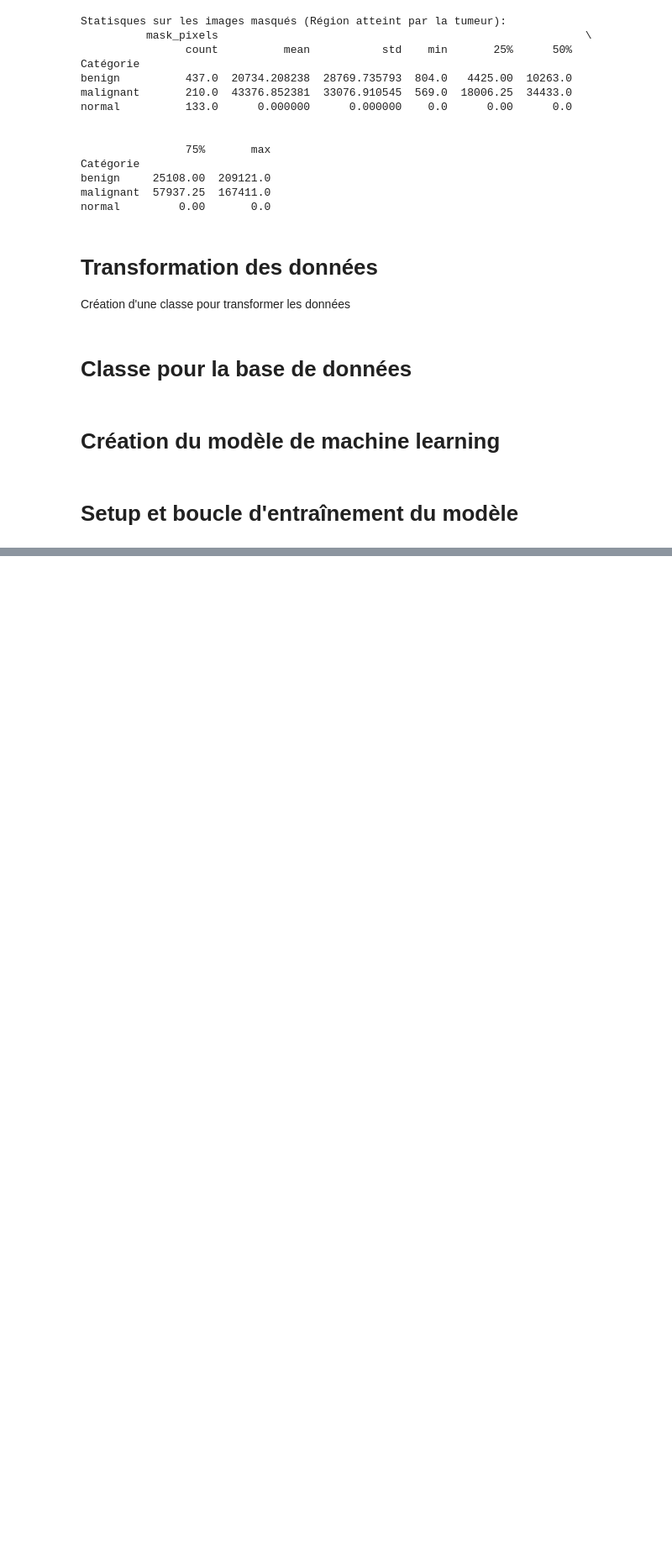
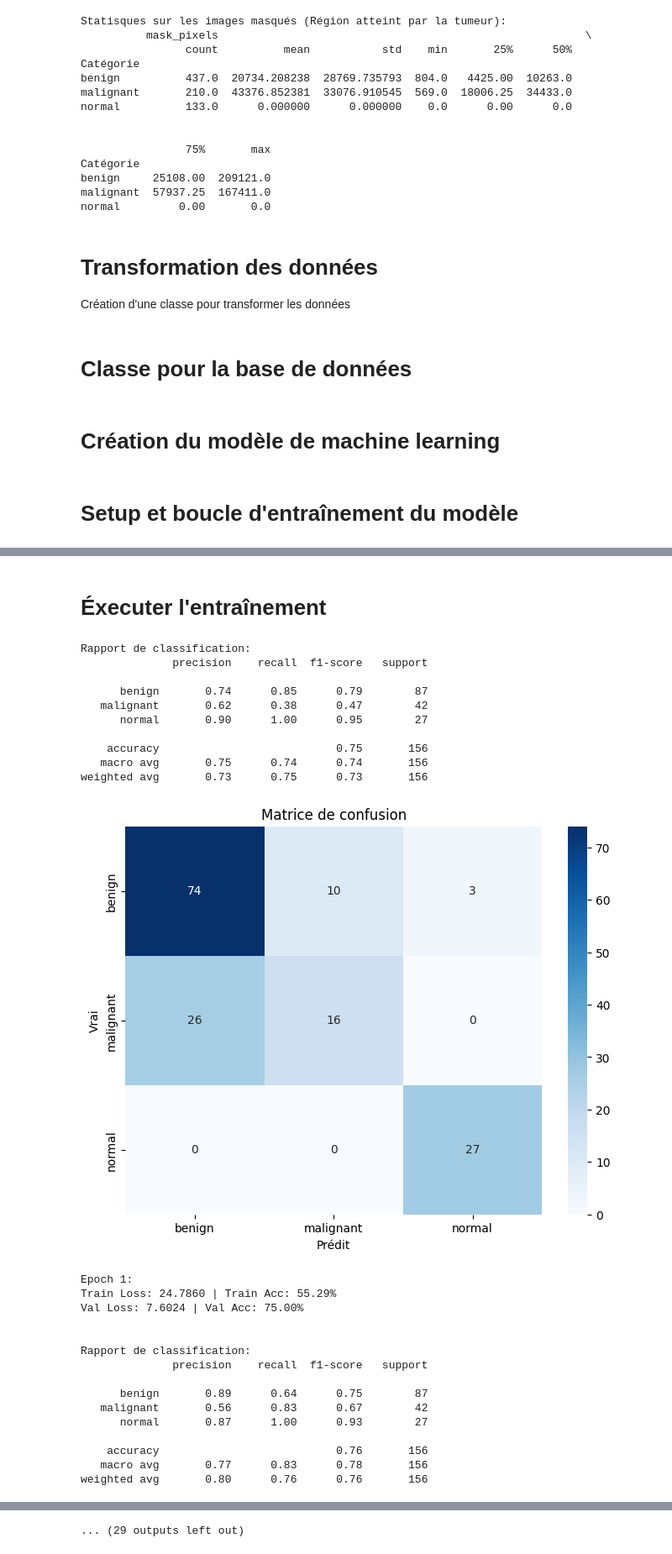
Before and after one commit to SOSANE/INF1853-IA-ProjetFinal, a Jupyter notebook: breast-tumor-classification.ipynb, the cells around one changed output, grey strips where cells are left out. Shown at 84% size. Saved outputs shown, nothing was run; the diff lists cells and outputs as text; code cells hidden in the pictures; blank space fills up the shorter version.

Commit message:
Kaggle Notebook | INF1853-breast-tumor-classification | Version 3

```diff
--- a/breast-tumor-classification.ipynb
+++ b/breast-tumor-classification.ipynb
@@ -325,0 +367,28 @@ class BreastUltrasoundModel(nn.Module):
+# %%
+# ======
+# Boucle
+# ======
+def train_epoch(model, loader, optimizer, criterion):
+    model.train()
+    running_loss = 0.0
+    correct = 0
+    total = 0
+
+    for batch in loader:
+        images = batch['image'].to(device)
+        masks = batch['masque'].to(device)
+        areas = batch['superficie_tumeur'].to(device)
+        labels = batch['categorie'].to(device)
+
+        optimizer.zero_grad()
+        outputs = model(images, masks, areas)
+        loss = criterion(outputs, labels)
+        loss.backward()
+        optimizer.step()
+
+        running_loss += loss.item()
+        _, predicted = torch.max(outputs.data, 1)
+        total += labels.size(0)
+        correct += (predicted == labels).sum().item()
+
+    return running_loss/len(loader), correct/total
@@ -325,0 +442,42 @@ class BreastUltrasoundModel(nn.Module):
+# %% [markdown]
+# Éxecuter l'entraînement
+# %%
+# =======================
+# Éxecuter l'entraînement
+# =======================
+for epoch in range(20):
+    train_loss, train_acc = train_epoch(model, train_loader, optimizer, criterion)
+    val_loss, val_acc = evaluate(model, test_loader, criterion)
+
+    scheduler.step(val_loss)
+
+    print(f"Epoch {epoch+1}:")
+    print(f"Train Loss: {train_loss:.4f} | Train Acc: {train_acc:.2%}")
+    print(f"Val Loss: {val_loss:.4f} | Val Acc: {val_acc:.2%}\n")
+# %% [output]
+Rapport de classification:
+              precision    recall  f1-score   support
+
+      benign       0.74      0.85      0.79        87
+   malignant       0.62      0.38      0.47        42
+      normal       0.90      1.00      0.95        27
+
+    accuracy                           0.75       156
+   macro avg       0.75      0.74      0.74       156
+weighted avg       0.73      0.75      0.73       156
+[figure, added]
+Epoch 1:
+Train Loss: 24.7860 | Train Acc: 55.29%
+Val Loss: 7.6024 | Val Acc: 75.00%
+
+
+Rapport de classification:
+              precision    recall  f1-score   support
+
+      benign       0.89      0.64      0.75        87
+   malignant       0.56      0.83      0.67        42
+      normal       0.87      1.00      0.93        27
+
+    accuracy                           0.76       156
+   macro avg       0.77      0.83      0.78       156
+weighted avg       0.80      0.76      0.76       156
@@ -325,0 +549 @@ class BreastUltrasoundModel(nn.Module):
+... (29 outputs left out)
```
Also changed, not shown: parts of 9 cells of this notebook.
